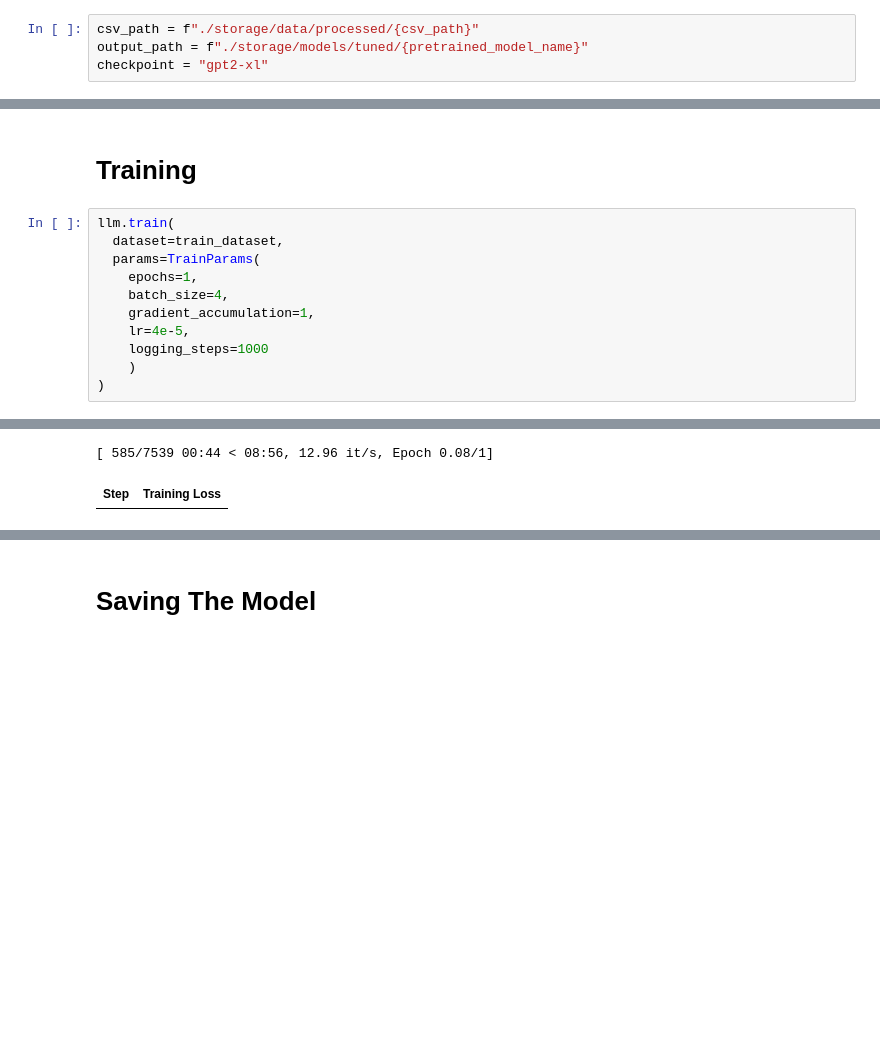
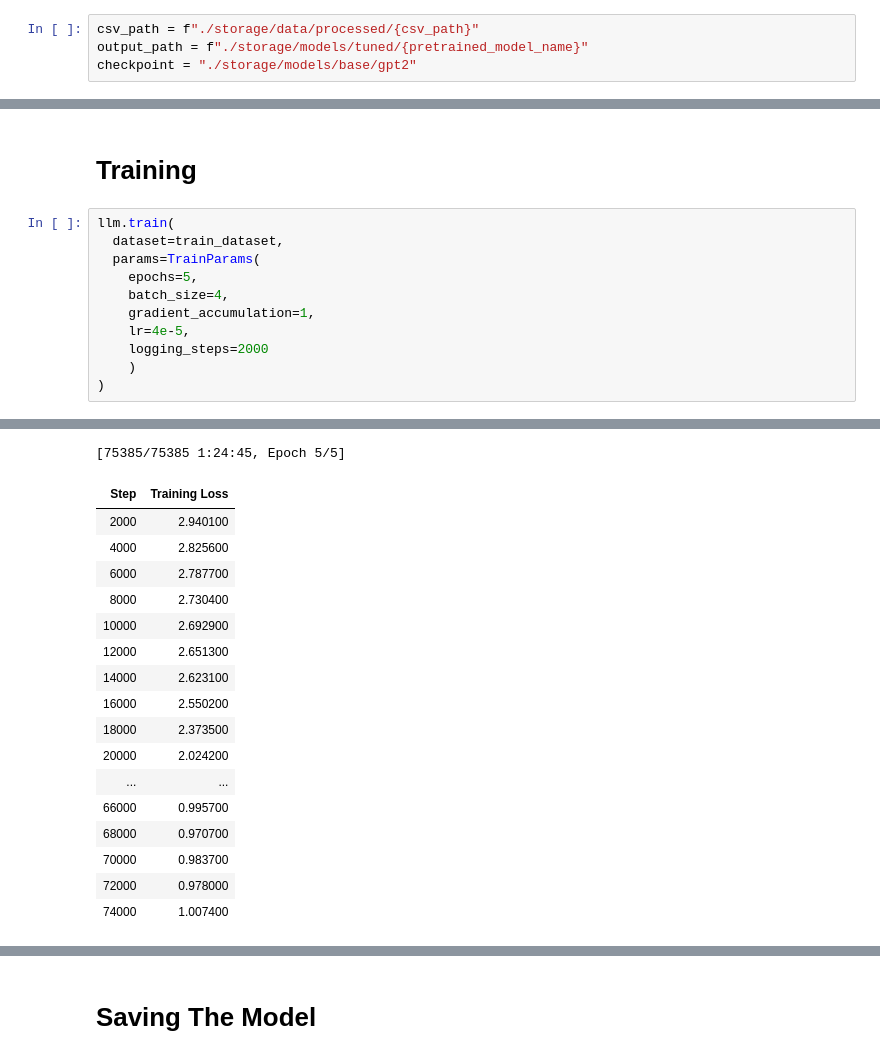
Before and after one commit to GustavoHCruz/CodingDNATransformers, a Jupyter notebook: src/main-tran-gpt.ipynb, the cells around one changed output, grey strips where cells are left out. Saved outputs shown, nothing was run; the diff lists cells and outputs as text; blank space fills up the shorter version.

```diff
--- a/src/main-tran-gpt.ipynb
+++ b/src/main-tran-gpt.ipynb
@@ -25,7 +25,7 @@ pretrained_model_name = "DNATranGPT"
 # %%
 csv_path = f"./storage/data/processed/{csv_path}"
 output_path = f"./storage/models/tuned/{pretrained_model_name}"
-checkpoint = "gpt2-xl"
+checkpoint = "./storage/models/base/gpt2"
 # %% [markdown]
 # Reading Dataset
 # %%
@@ -94,11 +94,11 @@ Test Dataset Len: 3174
 llm.train(
   dataset=train_dataset,
   params=TrainParams(
-    epochs=1,
+    epochs=5,
     batch_size=4,
     gradient_accumulation=1,
     lr=4e-5,
-    logging_steps=1000
+    logging_steps=2000
 	)
 )
 # %% [output]
@@ -108,3 +108,19 @@ llm.train(
 `loss_type=None` was set in the config but it is unrecognized. Using the default loss: `ForCausalLMLoss`.
-[ 585/7539 00:44 < 08:56, 12.96 it/s, Epoch 0.08/1]
+[75385/75385 1:24:45, Epoch 5/5]
 | Step | Training Loss |
+| 2000 | 2.940100 |
+| 4000 | 2.825600 |
+| 6000 | 2.787700 |
+| 8000 | 2.730400 |
+| 10000 | 2.692900 |
+| 12000 | 2.651300 |
+| 14000 | 2.623100 |
+| 16000 | 2.550200 |
+| 18000 | 2.373500 |
+| 20000 | 2.024200 |
+| ... | ... |
+| 66000 | 0.995700 |
+| 68000 | 0.970700 |
+| 70000 | 0.983700 |
+| 72000 | 0.978000 |
+| 74000 | 1.007400 |
```
Also changed, not shown: parts of 6 cells of this notebook, 1 other file.
